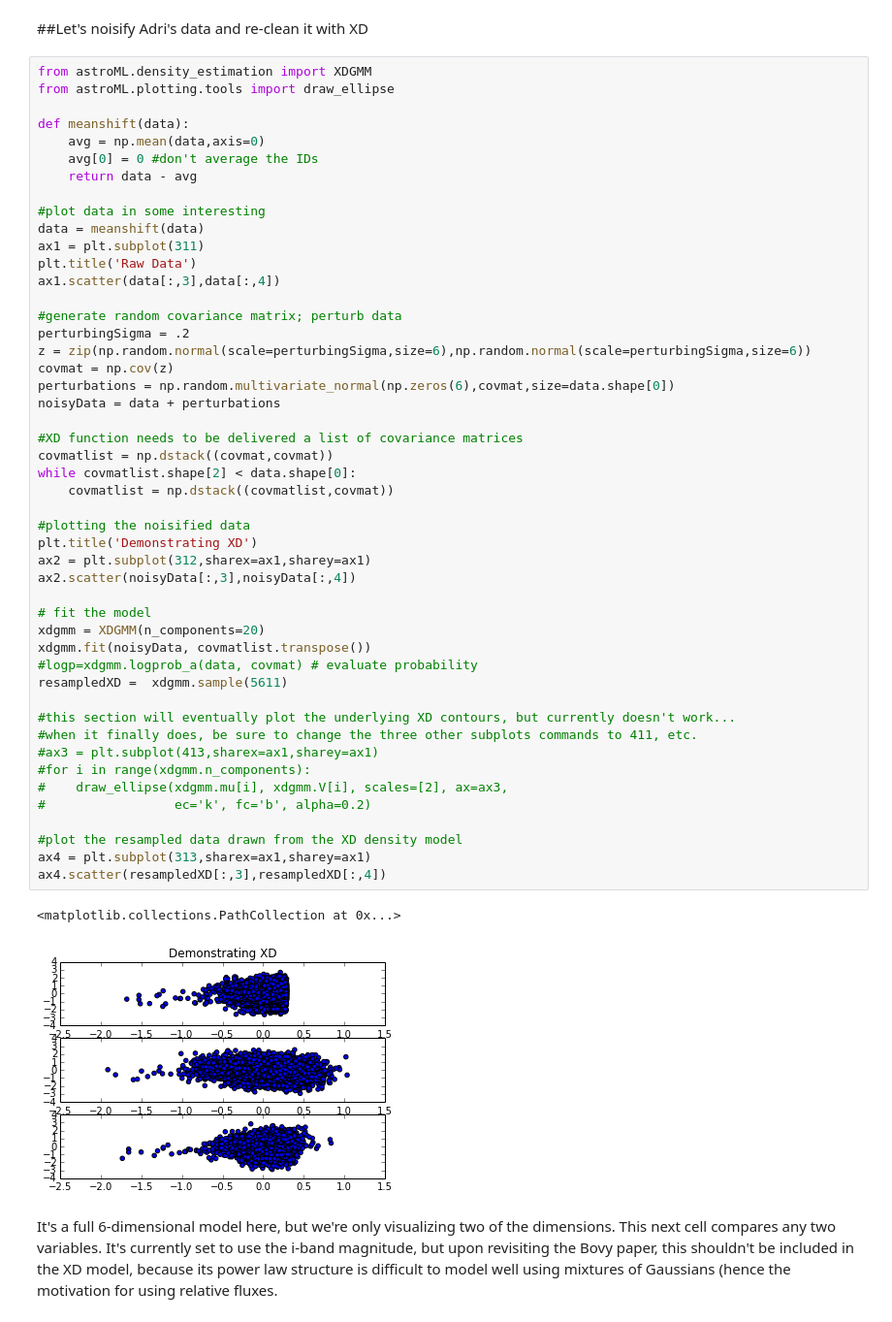
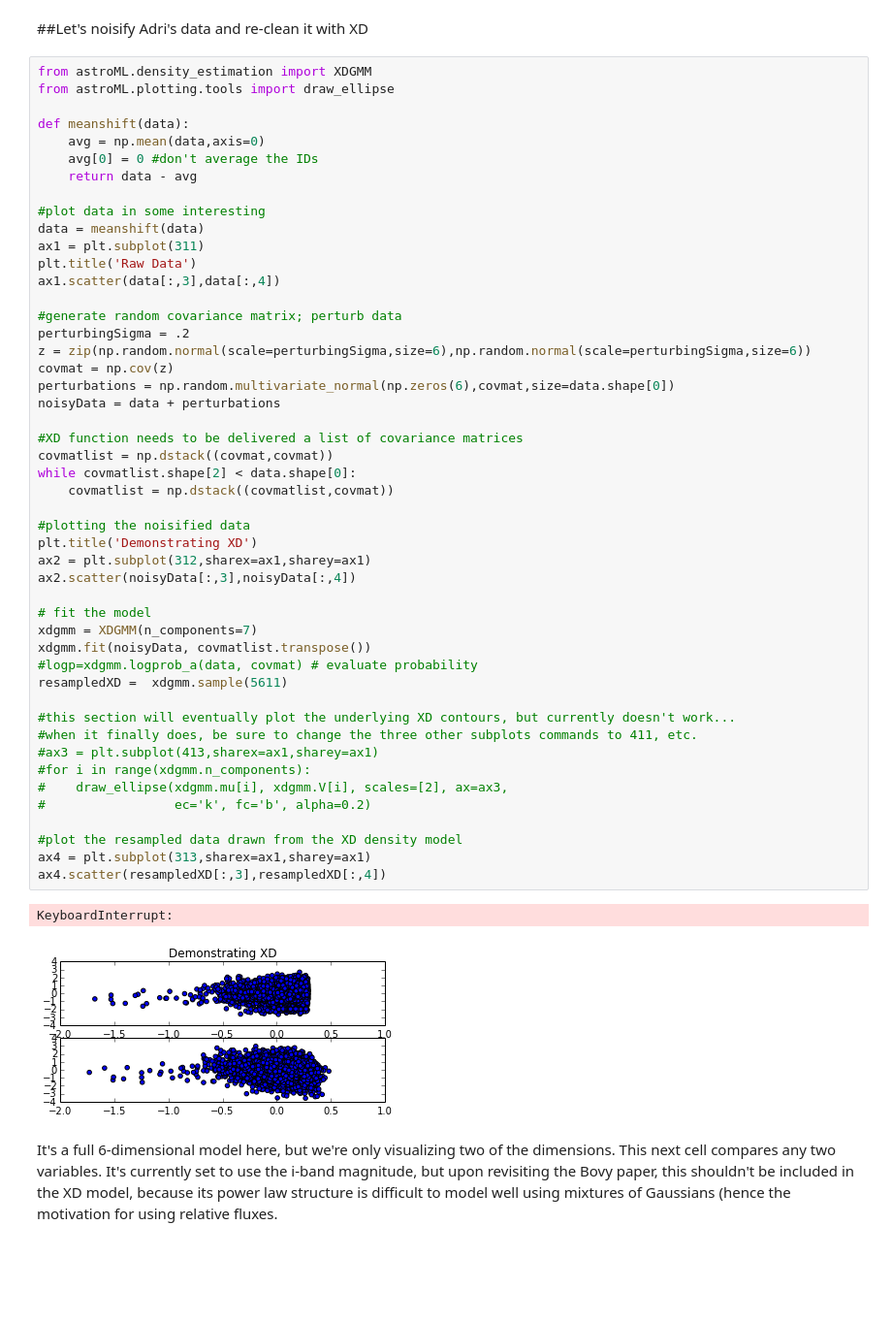
Before and after one commit to drphilmarshall/PS1QLS, a Jupyter notebook: PROJECTS/SDSS/analyzing_adri_sims.ipynb, the cells around one changed output. Shown: that part at 97% size. Drawn from its saved outputs; the diff is of its cells as text; blank space fills up the shorter version.

```diff
--- a/PROJECTS/SDSS/analyzing_adri_sims.ipynb
+++ b/PROJECTS/SDSS/analyzing_adri_sims.ipynb
@@ -81,35 +119,35 @@ z = zip(np.random.normal(scale=perturbingSigma,size=6),np.random.normal(scale=pe
 covmat = np.cov(z)
 perturbations = np.random.multivariate_normal(np.zeros(6),covmat,size=data.shape[0])
 noisyData = data + perturbations
 
 #XD function needs to be delivered a list of covariance matrices
 covmatlist = np.dstack((covmat,covmat))
 while covmatlist.shape[2] < data.shape[0]:
     covmatlist = np.dstack((covmatlist,covmat))
 
 #plotting the noisified data
 plt.title('Demonstrating XD')
 ax2 = plt.subplot(312,sharex=ax1,sharey=ax1)
 ax2.scatter(noisyData[:,3],noisyData[:,4])
 
 # fit the model
-xdgmm = XDGMM(n_components=20)
+xdgmm = XDGMM(n_components=7)
 xdgmm.fit(noisyData, covmatlist.transpose())
 #logp=xdgmm.logprob_a(data, covmat) # evaluate probability
 resampledXD =  xdgmm.sample(5611)
 
 #this section will eventually plot the underlying XD contours, but currently doesn't work...
 #when it finally does, be sure to change the three other subplots commands to 411, etc.
 #ax3 = plt.subplot(413,sharex=ax1,sharey=ax1)
 #for i in range(xdgmm.n_components):
 #    draw_ellipse(xdgmm.mu[i], xdgmm.V[i], scales=[2], ax=ax3,
 #                 ec='k', fc='b', alpha=0.2)
 
 #plot the resampled data drawn from the XD density model
 ax4 = plt.subplot(313,sharex=ax1,sharey=ax1)
 ax4.scatter(resampledXD[:,3],resampledXD[:,4])
 # %% [output]
-<matplotlib.collections.PathCollection at 0x...>
+KeyboardInterrupt:
-[figure, old version]
+[figure, new version]
 # %% [markdown]
 It's a full 6-dimensional model here, but we're only visualizing two of the dimensions. This next cell compares any two variables. It's currently set to use the i-band magnitude, but upon revisiting the Bovy paper, this shouldn't be included in the XD model, because its power law structure is difficult to model well using mixtures of Gaussians (hence the motivation for using relative fluxes.
```
Also changed, not shown: parts of 3 cells of this notebook.
